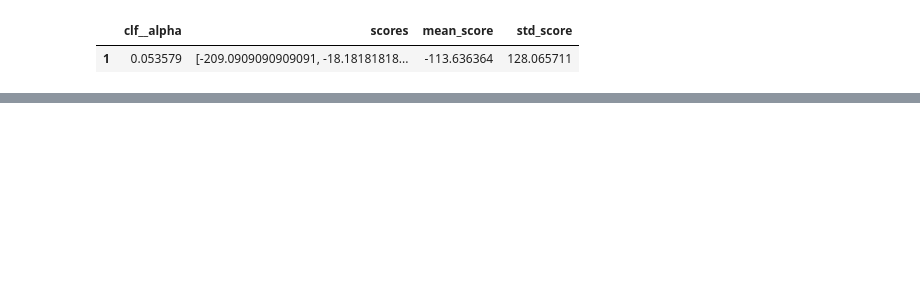
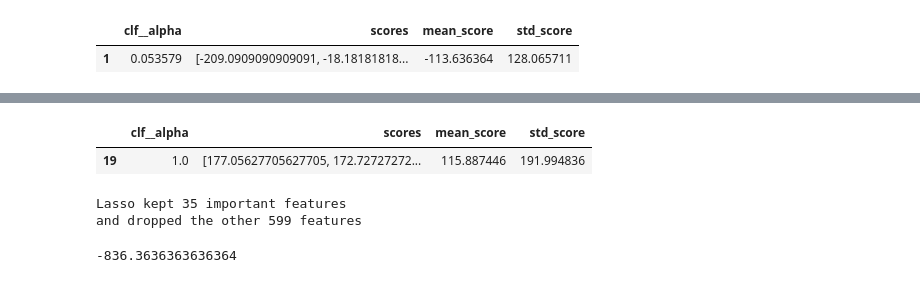
Before and after one commit to michaelparker7/FIN-377-Final-Project, a Jupyter notebook: Scrap.ipynb, the cells around one changed output, grey strips where cells are left out. Saved outputs shown, nothing was run; the diff lists cells and outputs as text; code cells hidden in the pictures; blank space fills up the shorter version.

```diff
--- a/Scrap.ipynb
+++ b/Scrap.ipynb
@@ -449,0 +588,8 @@ results.iloc[best_index].to_frame().T
+# %%
+pipe = Pipeline(
+    [
+        ('preproc',preproc_pipe),
+        ('feature_select','passthrough'),
+        ('clf',Lasso(alpha=1))
+    ])
+pipe
@@ -449,0 +614,17 @@ results.iloc[best_index].to_frame().T
+# %%
+results = grid_search_custom_cv(model=pipe,
+                      param_grid={'clf__alpha': [a for a in np.linspace(0.001,1,20)]},
+                      X = X_train,
+                      y = y_train,
+                      line = X_train['Celtics_Spread_Diff'],
+                      celtics_payout = X_train['Celtics_Spread_Payout'],
+                      opp_payout = X_train['Opp_Spread_Payout'],
+                      cv = cv_time,
+                      bet_size=bet_amount)
+# results
+# %%
+best_index = results['mean_score'].idxmax()
+results.iloc[best_index].to_frame().T
+# %% [output]
+|  | clf__alpha | scores | mean_score | std_score |
+| 19 | 1.0 | [177.05627705627705, 172.72727272... | 115.887446 | 191.994836 |
@@ -449,0 +639,20 @@ results.iloc[best_index].to_frame().T
+# %%
+best_pipe.fit(X_train,y_train)
+
+coef_df = pd.DataFrame({'colname' : preproc_df.columns,
+                        'coef' : best_pipe['clf'].coef_ })\
+            .query('abs(coef) > 0.0001')\
+            .sort_values('coef').reset_index().drop('index',axis=1)
+
+print(f'''
+Lasso kept {sum(best_pipe['clf'].coef_ != 0)} important features
+and dropped the other {sum(best_pipe['clf'].coef_ == 0)} features
+''')
+# %% [output]
+Lasso kept 35 important features
+and dropped the other 599 features
+# %%
+y_pred = best_pipe.fit(X_train,y_train).predict(X_test)
+custom_profit_score(y_test,y_pred,X_test['Celtics_Spread_Diff'],X_test['Celtics_Spread_Payout'],X_test['Opp_Spread_Payout'],bet_amount)
+# %% [output]
+-836.3636363636364
```
Also changed, not shown: parts of 26 cells of this notebook.
